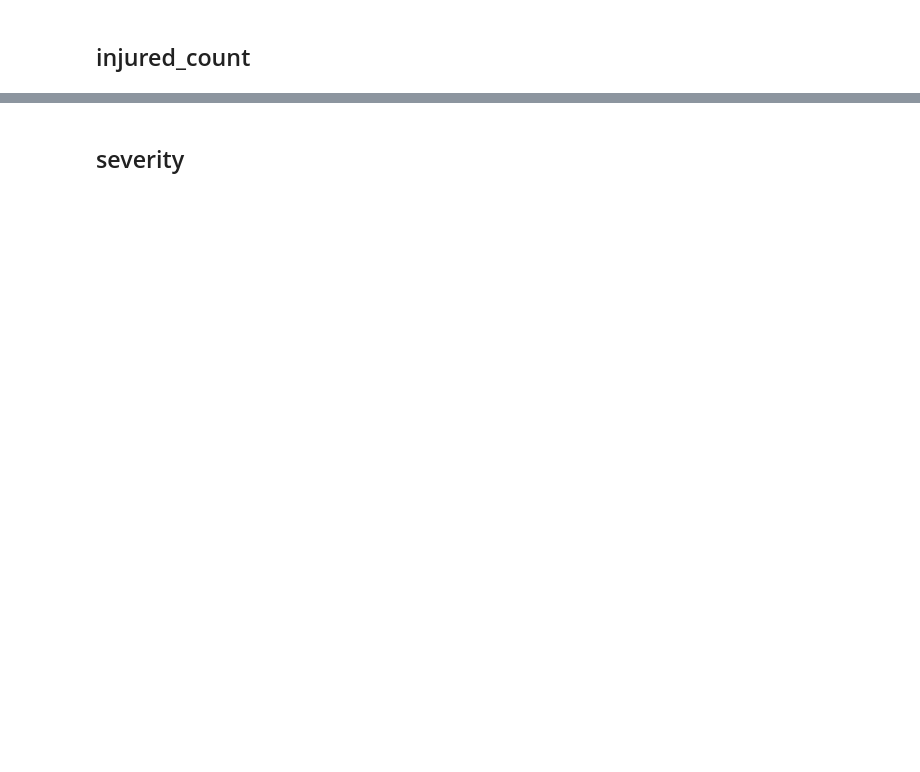
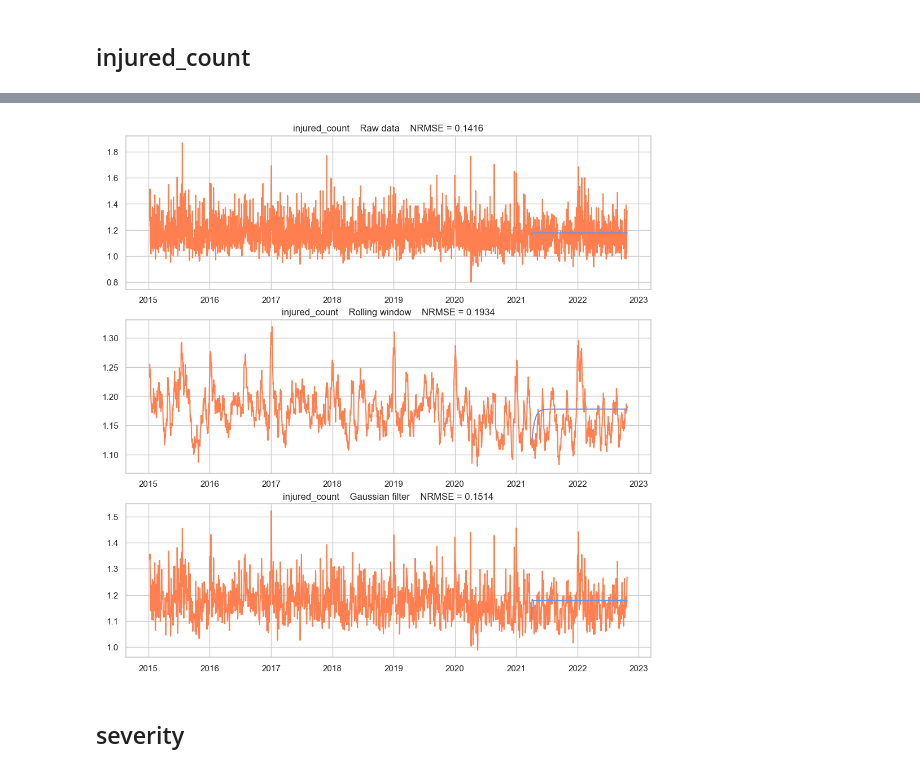
Before and after one commit to Dormant512/itmo-multivar-labs, a Jupyter notebook: Lab 4/Lab4_MMSA.ipynb, the cells around one changed output, grey strips where cells are left out. Cells and saved outputs as stored; diff of their text form; code cells hidden in the pictures; blank space fills up the shorter version.

```diff
--- a/Lab 4/Lab4_MMSA.ipynb
+++ b/Lab 4/Lab4_MMSA.ipynb
@@ -487,2 +559,18 @@ plt.rcParams["figure.figsize"] = (12, 8)
+# %%
+plt.rcParams["figure.figsize"] = (12, 12)
+for num in range(3):
+    plt.subplot(3, 1, num+1)
+    pred_list[num].head()
+    nrmse = rmse(pred_list[num], \
+                 ar_data[num, 1]) / (np.max(ar_data[num, 1])-np.min(ar_data[num, 1]))
+
+    plt.title(f"{var}    {data_names[num]}    NRMSE = {nrmse:.4f}")
+    plt.plot(ar_data[num, 0], color='coral')
+    plt.plot(ar_data[num, 1], color='coral')
+    plt.plot(pred_list[num], color='cornflowerblue')
+
+plt.rcParams["figure.figsize"] = (12, 8)
+# %% [output]
+[figure, added]
 # %% [markdown]
 ## severity
```
Also changed, not shown: parts of 20 cells of this notebook.
